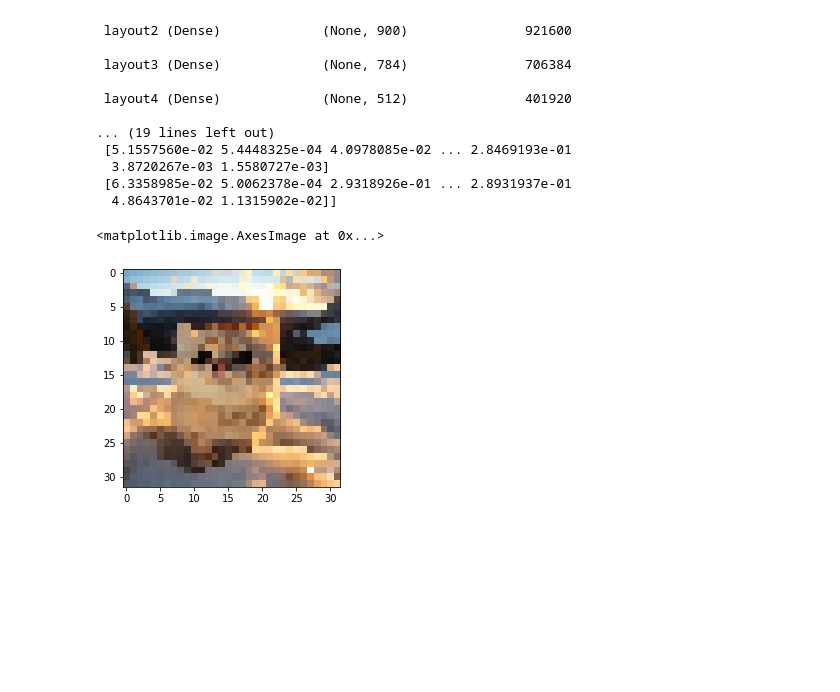
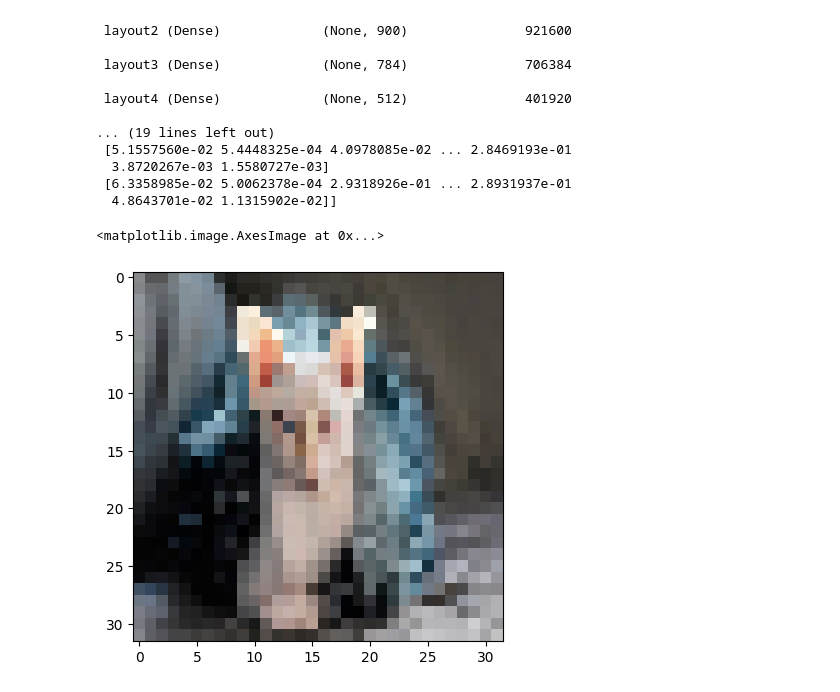
Before and after one commit to Trrunghau/AI, a Jupyter notebook: CIFAR10.ipynb, the cells around one changed output. Saved outputs shown, nothing was run; the diff lists cells and outputs as text; code cells hidden in the pictures; blank space fills up the shorter version.

```diff
--- a/CIFAR10.ipynb
+++ b/CIFAR10.ipynb
@@ -154,15 +154,15 @@ _________________________________________________________________
 # %%
 from keras.utils import load_img
 from keras.utils import img_to_array
 import matplotlib.pyplot as plt
 import numpy as np
 
-url = r'cat.jpg'
+url = r'meo.jpg'
 img = load_img(url, target_size=(32, 32))
 plt.imshow(img)
 # %% [output]
 <matplotlib.image.AxesImage at 0x...>
-[figure, old version]
+[figure, new version]
 # %%
 model1 = load_model('modelCIFAR10.h5')
 img = img_to_array(img)
```
Also changed, not shown: parts of 3 cells of this notebook.
